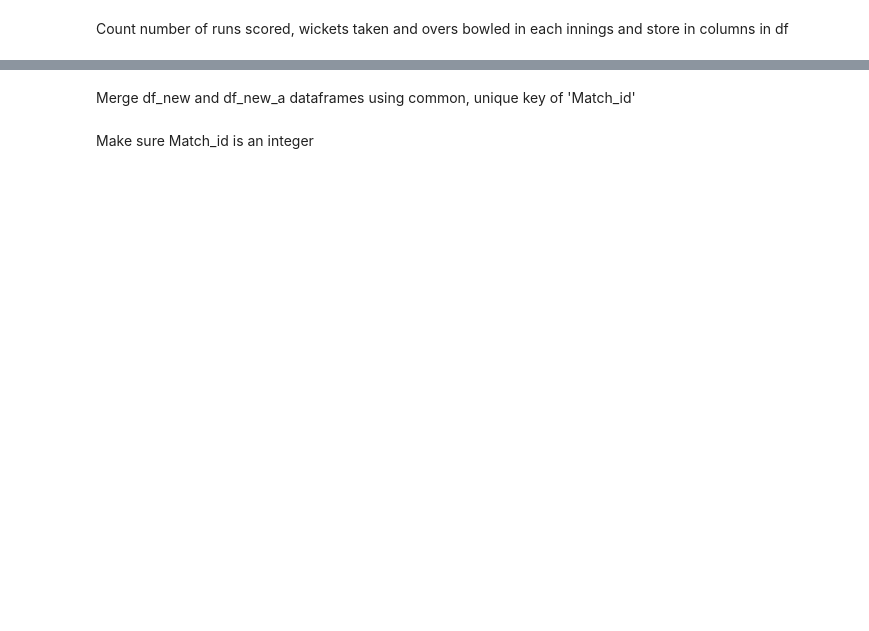
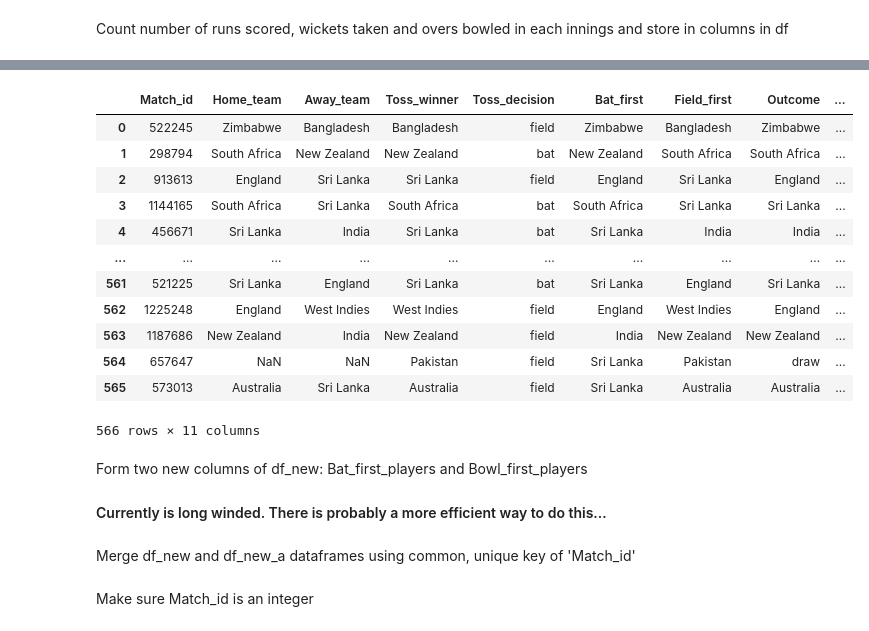
Before and after one commit to laurakcurrie/cricket-analytics, a Jupyter notebook: Test_match_data_preparation.ipynb, the cells around one changed output, grey strips where cells are left out. Saved outputs shown, nothing was run; the diff lists cells and outputs as text; code cells hidden in the pictures; blank space fills up the shorter version.

Commit message:
add more comments and improve efficiency of data preparation notebook

```diff
--- a/Test_match_data_preparation.ipynb
+++ b/Test_match_data_preparation.ipynb
@@ -368,0 +255,77 @@ CHECK THIS FIXTURE WAS PLAYED AT A NEUTRAL VENUE: UAE Pakistan Sri Lanka
+# %%
+###This is start of more efficient method but still need to extract players (see cell below)
+
+df_new = pd.DataFrame(columns = ['Match_id', 'Home_team', 'Away_team','Toss_winner',\
+                                     'Toss_decision','Bat_first','Field_first','Outcome','By_innings','Margin'])
+
+df_new['Match_id'] = df_all['Match_id'].unique()
+df_new['Toss_winner'] = df_all.loc[(df_all['Innings']=='toss_winner')]['Over'].reset_index(drop=True)
+df_new['Toss_decision'] = df_all.loc[(df_all['Innings']=='toss_decision')]['Over'].reset_index(drop=True)
+
+df_startdate = df_all.groupby(['Match_id'])['Start_date'].first().reset_index()
+
+venue = df_all[df_all['Innings']=='venue']['Over'].reset_index(drop=True)
+
+home_countries = [venues_dict[x] for x in venue.values]
+
+df_new['Venue_country'] = home_countries
+
+team1 = df_all.loc[(df_all['Innings']=='team')]['Over'].iloc[0::2].values
+team2 = df_all.loc[(df_all['Innings']=='team')]['Over'].iloc[1::2].values
+
+df_new['Team1'] = team1
+df_new['Team2'] = team2
+
+df_new.loc[df_new['Team1']==df_new['Venue_country'],'Home_team']= df_new.loc[df_new['Team1']==df_new['Venue_country'],'Team1']
+df_new.loc[df_new['Team2']==df_new['Venue_country'],'Home_team']= df_new.loc[df_new['Team2']==df_new['Venue_country'],'Team2']
+df_new.loc[df_new['Team1']==df_new['Venue_country'],'Away_team']= df_new.loc[df_new['Team1']==df_new['Venue_country'],'Team2']
+df_new.loc[df_new['Team2']==df_new['Venue_country'],'Away_team']= df_new.loc[df_new['Team2']==df_new['Venue_country'],'Team1']
+
+df_new.loc[df_new['Toss_decision']=='field','Field_first']=df_new.loc[df_new['Toss_decision']=='field','Toss_winner']
+df_new.loc[df_new['Toss_decision']=='bat','Bat_first']=df_new.loc[df_new['Toss_decision']=='bat','Toss_winner']
+
+df_new.loc[(df_new['Toss_decision']=='field') & (df_new['Field_first']==df_new['Team1']),'Bat_first']=\
+df_new.loc[(df_new['Toss_decision']=='field') & (df_new['Field_first']==df_new['Team1']),'Team2']
+
+df_new.loc[(df_new['Toss_decision']=='field') & (df_new['Field_first']==df_new['Team2']),'Bat_first']=\
+df_new.loc[(df_new['Toss_decision']=='field') & (df_new['Field_first']==df_new['Team2']),'Team1']
+
+df_new.loc[(df_new['Toss_decision']=='bat') & (df_new['Bat_first']==df_new['Team1']),'Field_first']=\
+df_new.loc[(df_new['Toss_decision']=='bat') & (df_new['Bat_first']==df_new['Team1']),'Team2']
+
+df_new.loc[(df_new['Toss_decision']=='bat') & (df_new['Bat_first']==df_new['Team2']),'Field_first']=\
+df_new.loc[(df_new['Toss_decision']=='bat') & (df_new['Bat_first']==df_new['Team2']),'Team1']
+
+df_new['Outcome'] = df_all.loc[(df_all['Innings']=='winner') | (df_all['Innings']=='outcome') ]['Over'].reset_index(drop=True)
+
+by_an_innings_matches = df_all[(df_all['Innings']=='winner_innings')]['Match_id'].values
+
+df_new.loc[df_new['Match_id'].isin(by_an_innings_matches),'By_innings'] = 1
+df_new.loc[~df_new['Match_id'].isin(by_an_innings_matches),'By_innings'] = 0
+
+df_new.loc[df_new['Outcome']!='draw','Margin']= (df_all.loc[(df_all['Innings']=='winner_runs') | (df_all['Innings']=='winner_wickets')]['Over']+', '+\
+df_all.loc[(df_all['Innings']=='winner_runs') | (df_all['Innings']=='winner_wickets')]['Innings']).values
+
+df_new = df_new.merge(df_startdate, how='inner', on='Match_id' )
+
+df_new.drop(columns=['Team1','Team2','Venue_country'],inplace=True)
+
+df_new
+# %% [output]
+|  | Match_id | Home_team | Away_team | Toss_winner | Toss_decision | Bat_first | Field_first | Outcome | ... |
+| 0 | 522245 | Zimbabwe | Bangladesh | Bangladesh | field | Zimbabwe | Bangladesh | Zimbabwe | ... |
+| 1 | 298794 | South Africa | New Zealand | New Zealand | bat | New Zealand | South Africa | South Africa | ... |
+| 2 | 913613 | England | Sri Lanka | Sri Lanka | field | England | Sri Lanka | England | ... |
+| 3 | 1144165 | South Africa | Sri Lanka | South Africa | bat | South Africa | Sri Lanka | Sri Lanka | ... |
+| 4 | 456671 | Sri Lanka | India | Sri Lanka | bat | Sri Lanka | India | India | ... |
+| ... | ... | ... | ... | ... | ... | ... | ... | ... | ... |
+| 561 | 521225 | Sri Lanka | England | Sri Lanka | bat | Sri Lanka | England | Sri Lanka | ... |
+| 562 | 1225248 | England | West Indies | West Indies | field | England | West Indies | England | ... |
+| 563 | 1187686 | New Zealand | India | New Zealand | field | India | New Zealand | New Zealand | ... |
+| 564 | 657647 | NaN | NaN | Pakistan | field | Sri Lanka | Pakistan | draw | ... |
+| 565 | 573013 | Australia | Sri Lanka | Australia | field | Sri Lanka | Australia | Australia | ... |
+566 rows × 11 columns
+# %% [markdown]
+Form two new columns of df_new: Bat_first_players and Bowl_first_players
+
+#### Currently is long winded. There is probably a more efficient way to do this...
```
Also changed, not shown: parts of 23 cells of this notebook, 2 other files.
